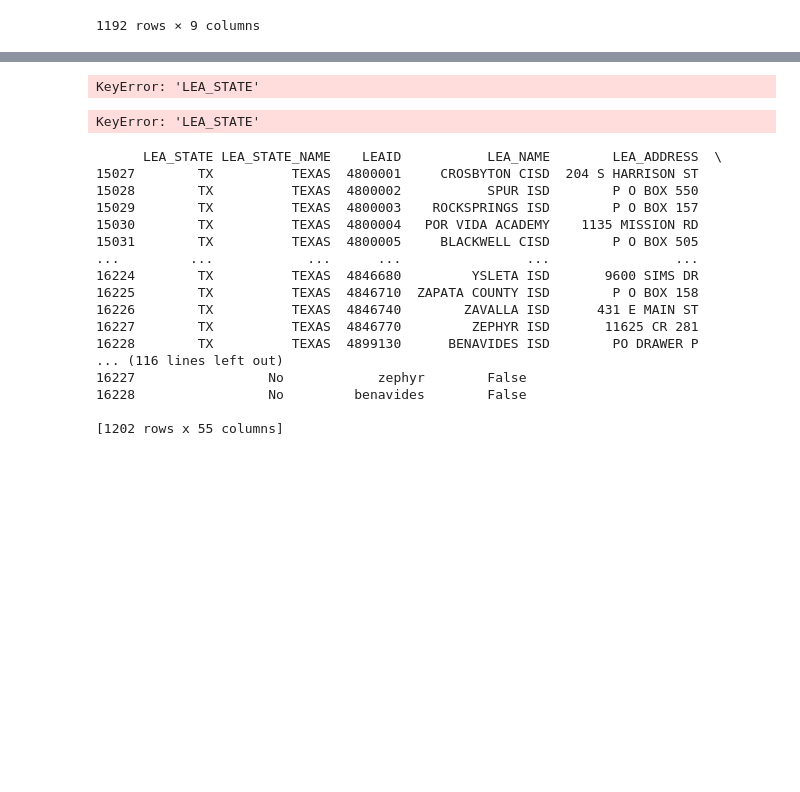
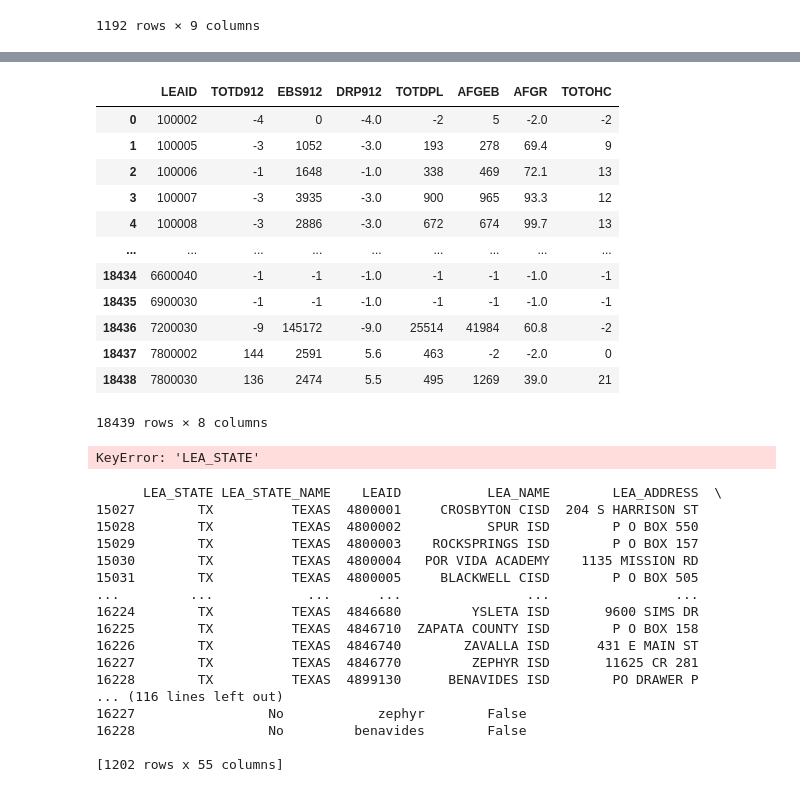
Before and after one commit to sanions/bookbans, a Jupyter notebook: table_creation.ipynb, the cells around one changed output, grey strips where cells are left out. Cells and saved outputs as stored; diff of their text form; code cells hidden in the pictures; blank space fills up the shorter version.

```diff
--- a/table_creation.ipynb
+++ b/table_creation.ipynb
@@ -235,10 +366,23 @@ lea_academic_success.drop(columns=["SURVYEAR", "FIPST"], inplace=True)
 final_df = lea.merge(lea_academic_success, on='LEAID', how='left', indicator=True)
 
 final_df.to_csv("test1.csv")
-# %%
-lea["LEA_STATE"]
-# %% [output]
-KeyError: 'LEA_STATE'
+# %%
+# final_df = lea.merge(lea_academic_success, on='LEAID', how='left', indicator=True)
+lea_academic_success
+# %% [output]
+|  | LEAID | TOTD912 | EBS912 | DRP912 | TOTDPL | AFGEB | AFGR | TOTOHC |
+| 0 | 100002 | -4 | 0 | -4.0 | -2 | 5 | -2.0 | -2 |
+| 1 | 100005 | -3 | 1052 | -3.0 | 193 | 278 | 69.4 | 9 |
+| 2 | 100006 | -1 | 1648 | -1.0 | 338 | 469 | 72.1 | 13 |
+| 3 | 100007 | -3 | 3935 | -3.0 | 900 | 965 | 93.3 | 12 |
+| 4 | 100008 | -3 | 2886 | -3.0 | 672 | 674 | 99.7 | 13 |
+| ... | ... | ... | ... | ... | ... | ... | ... | ... |
+| 18434 | 6600040 | -1 | -1 | -1.0 | -1 | -1 | -1.0 | -1 |
+| 18435 | 6900030 | -1 | -1 | -1.0 | -1 | -1 | -1.0 | -1 |
+| 18436 | 7200030 | -9 | 145172 | -9.0 | 25514 | 41984 | 60.8 | -2 |
+| 18437 | 7800002 | 144 | 2591 | 5.6 | 463 | -2 | -2.0 | 0 |
+| 18438 | 7800030 | 136 | 2474 | 5.5 | 495 | 1269 | 39.0 | 21 |
+18439 rows × 8 columns
 # %%
 print(lea.loc[(lea["LEA_STATE"] == "TX") & (lea["banned_books"] == True)])
 # %% [output]
```
Also changed, not shown: parts of 14 cells of this notebook, 5 other files.
